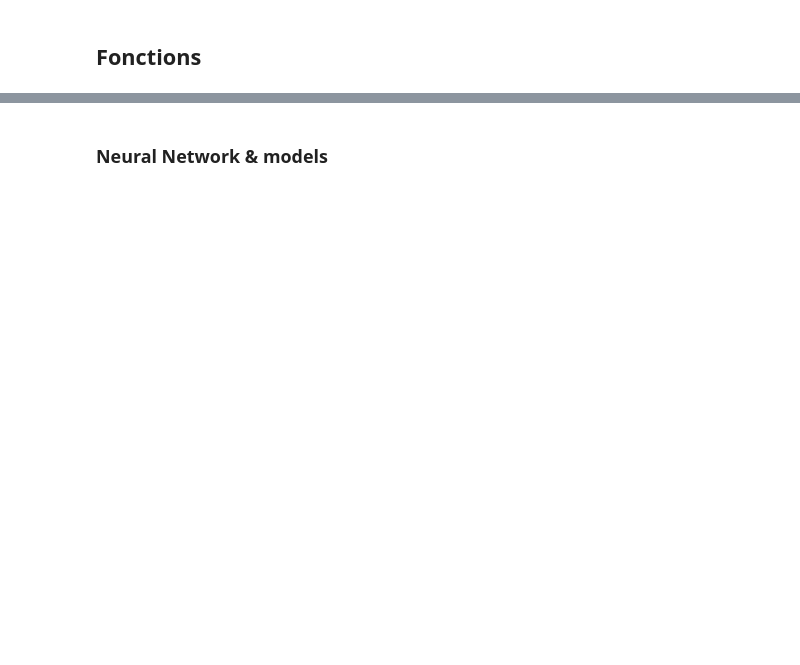
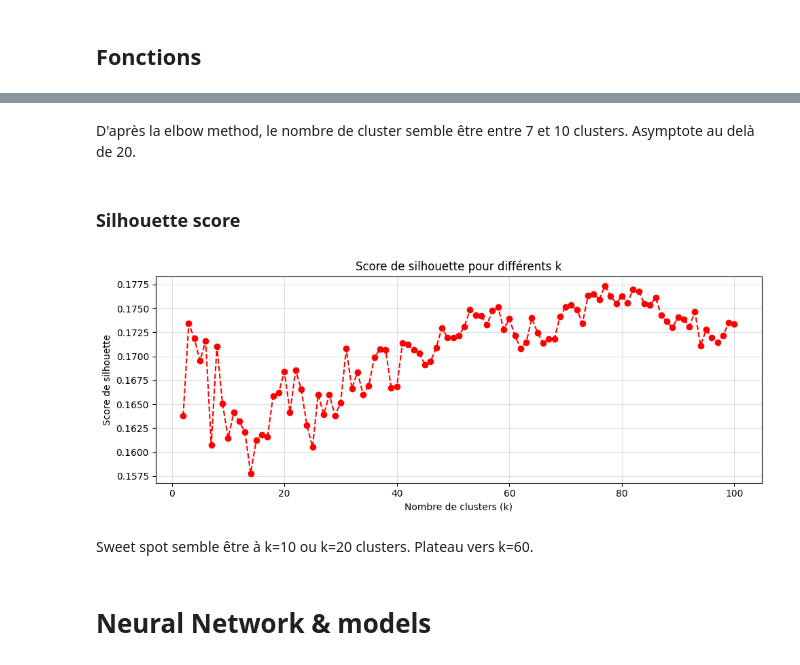
Before and after one commit to Droxxorie/Projet_MML, a Jupyter notebook: Projet.ipynb, the cells around one changed output, grey strips where cells are left out. Drawn from its saved outputs; the diff is of its cells as text; code cells hidden in the pictures; blank space fills up the shorter version.

```diff
--- a/Projet.ipynb
+++ b/Projet.ipynb
@@ -369,5 +554,16 @@ Name: count, dtype: int64
+# %% [markdown]
+D'après la elbow method, le nombre de cluster semble être entre 7 et 10 clusters.
+Asymptote au delà de 20.
+# %% [markdown]
+### Silhouette score
+# %%
+plot_silhouette_scores(X_test, k_max= 100, n_components= 10)
+# %% [output]
+[figure, added]
+# %% [markdown]
+Sweet spot semble être à k=10 ou k=20 clusters. Plateau vers k=60.
 # %% [markdown]
-### Neural Network & models
+# Neural Network & models
 # %%
 # k = 16
 # model = Sequential()
```
Also changed, not shown: parts of 36 cells of this notebook.
